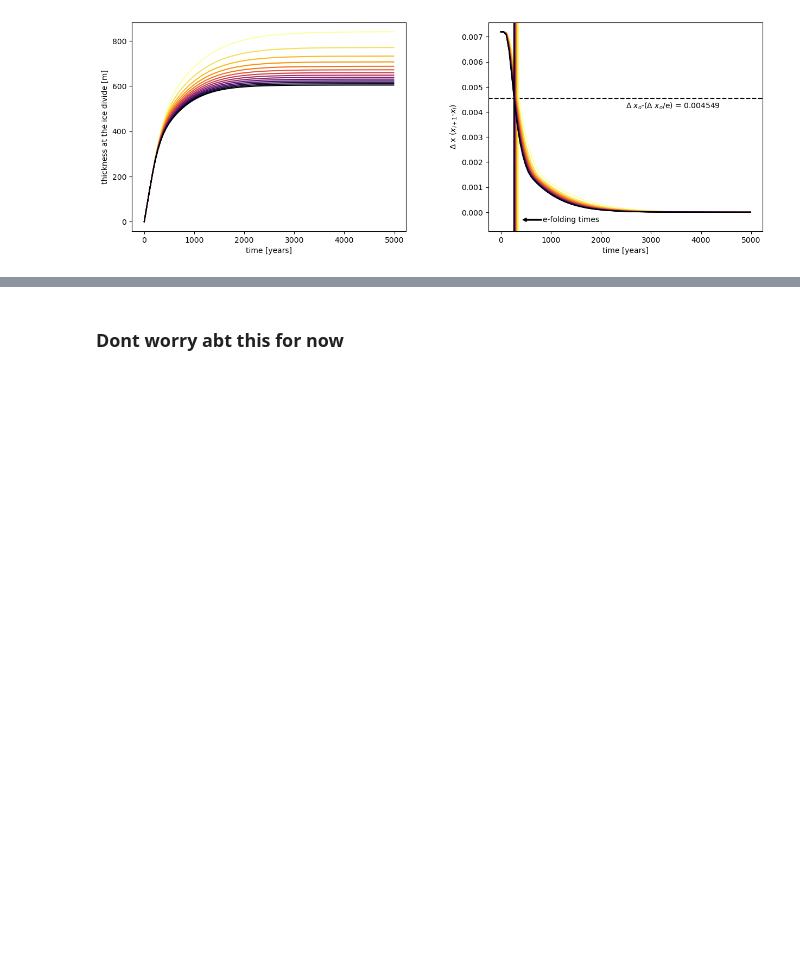
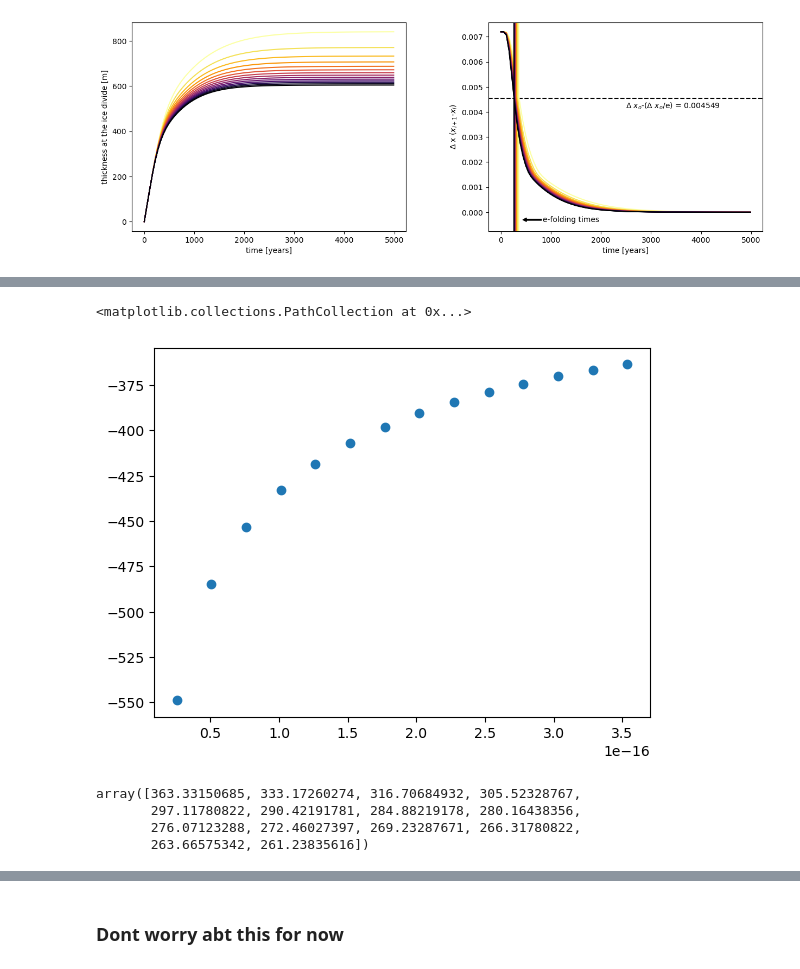
Before and after one commit to JGCAITLIN/glaciology, a Jupyter notebook: final_proj/glac23_final_proj.ipynb, the cells around one changed output, grey strips where cells are left out. Saved outputs shown, nothing was run; the diff lists cells and outputs as text; code cells hidden in the pictures; blank space fills up the shorter version.

```diff
--- a/final_proj/glac23_final_proj.ipynb
+++ b/final_proj/glac23_final_proj.ipynb
@@ -320,0 +357,5 @@ plt.scatter(samptime, T_e)
+# %%
+plt.scatter(A_range[1:], Te_delzs[2, :])
+# %% [output]
+<matplotlib.collections.PathCollection at 0x...>
+[figure, added]
@@ -320,0 +366,7 @@ plt.scatter(samptime, T_e)
+# %%
+efold_times
+# %% [output]
+array([363.33150685, 333.17260274, 316.70684932, 305.52328767,
+       297.11780822, 290.42191781, 284.88219178, 280.16438356,
+       276.07123288, 272.46027397, 269.23287671, 266.31780822,
+       263.66575342, 261.23835616])
```
Also changed, not shown: parts of 14 cells of this notebook.
